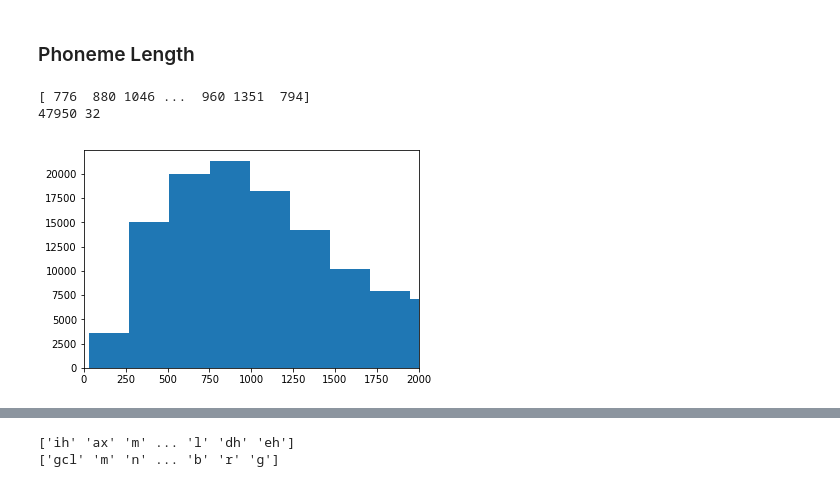
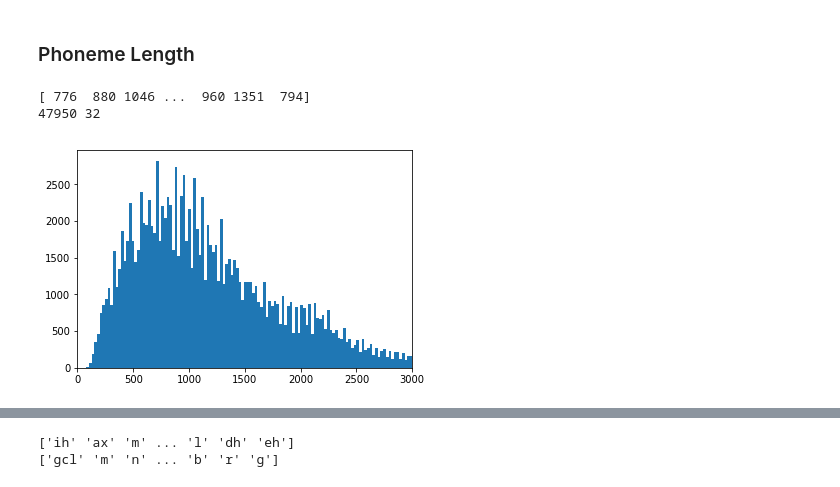
Before and after one commit to jarednielsen/speech2phone, a Jupyter notebook: experiments/class/length_classification.ipynb, the cells around one changed output, grey strips where cells are left out. Cells and saved outputs as stored; diff of their text form; code cells hidden in the pictures.

```diff
--- a/experiments/class/length_classification.ipynb
+++ b/experiments/class/length_classification.ipynb
@@ -54,19 +67,19 @@ plt.show()
 # %%
 length_freq = np.array([
     len(audio[i])
     for i in range(len(audio))
 ])
 print(length_freq)
 
 # print(sorted(length_freq)[::-1])
 print(length_freq.max(), length_freq.min())
-plt.hist(length_freq, bins=200)
-plt.xlim([0, 2000])
+plt.hist(length_freq, bins=2000)
+plt.xlim([0, 3000])
 plt.show()
 # %% [output]
 [ 776  880 1046 ...  960 1351  794]
 47950 32
-[figure, old version]
+[figure, new version]
 # %%
 average_length = np.array([
     length_freq[labels == i].mean()
```
Also changed, not shown: parts of 2 cells of this notebook, 10 other files.
